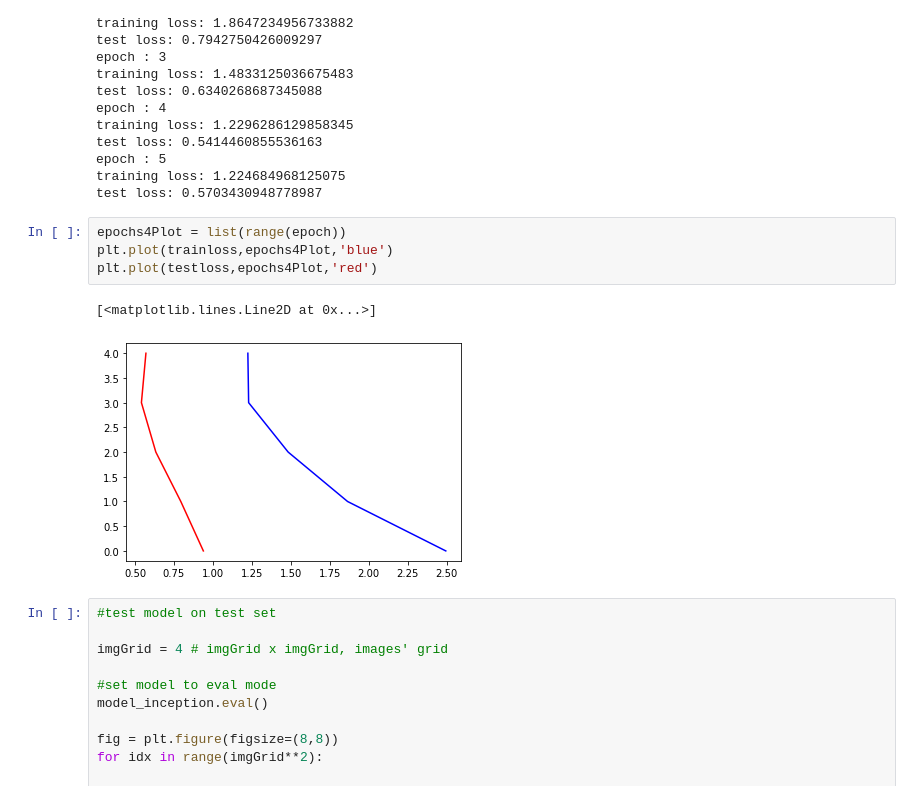
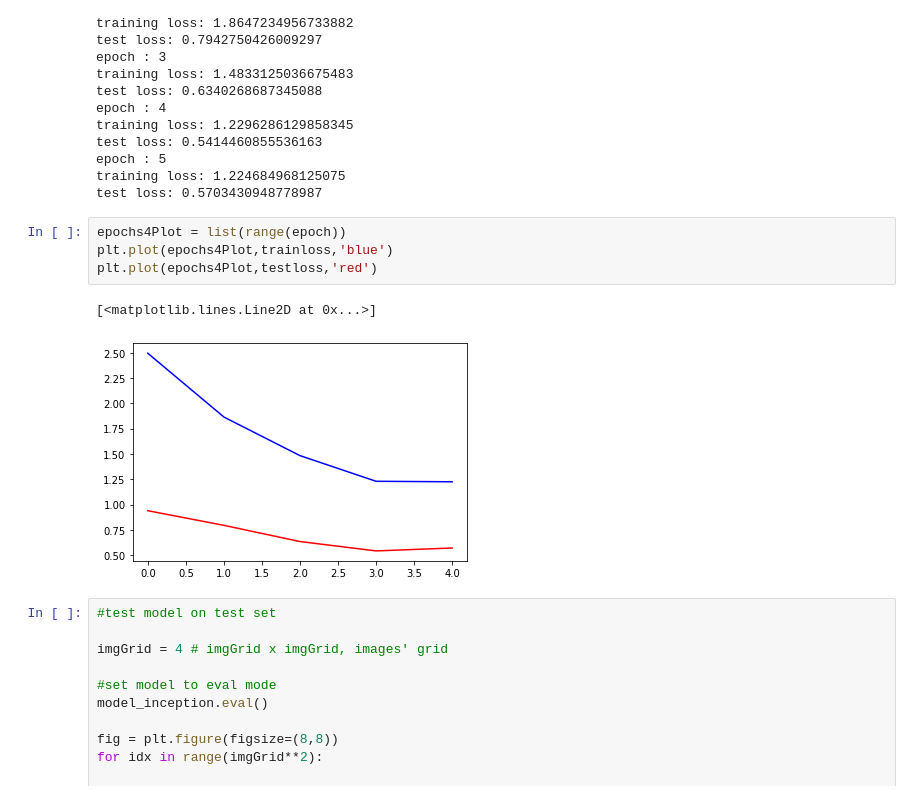
Before and after one commit to kaleem500bc/SingleObjectLocalization, a Jupyter notebook: SingleObjectLocalization.ipynb, the cells around one changed output. Saved outputs shown, nothing was run; the diff lists cells and outputs as text.

```diff
--- a/SingleObjectLocalization.ipynb
+++ b/SingleObjectLocalization.ipynb
@@ -195,11 +195,11 @@ training loss: 1.224684968125075
 test loss: 0.5703430948778987
 # %%
 epochs4Plot = list(range(epoch))
-plt.plot(trainloss,epochs4Plot,'blue')
-plt.plot(testloss,epochs4Plot,'red')
+plt.plot(epochs4Plot,trainloss,'blue')
+plt.plot(epochs4Plot,testloss,'red')
 # %% [output]
 [<matplotlib.lines.Line2D at 0x...>]
-[figure, old version]
+[figure, new version]
 # %%
 #test model on test set
 
```
